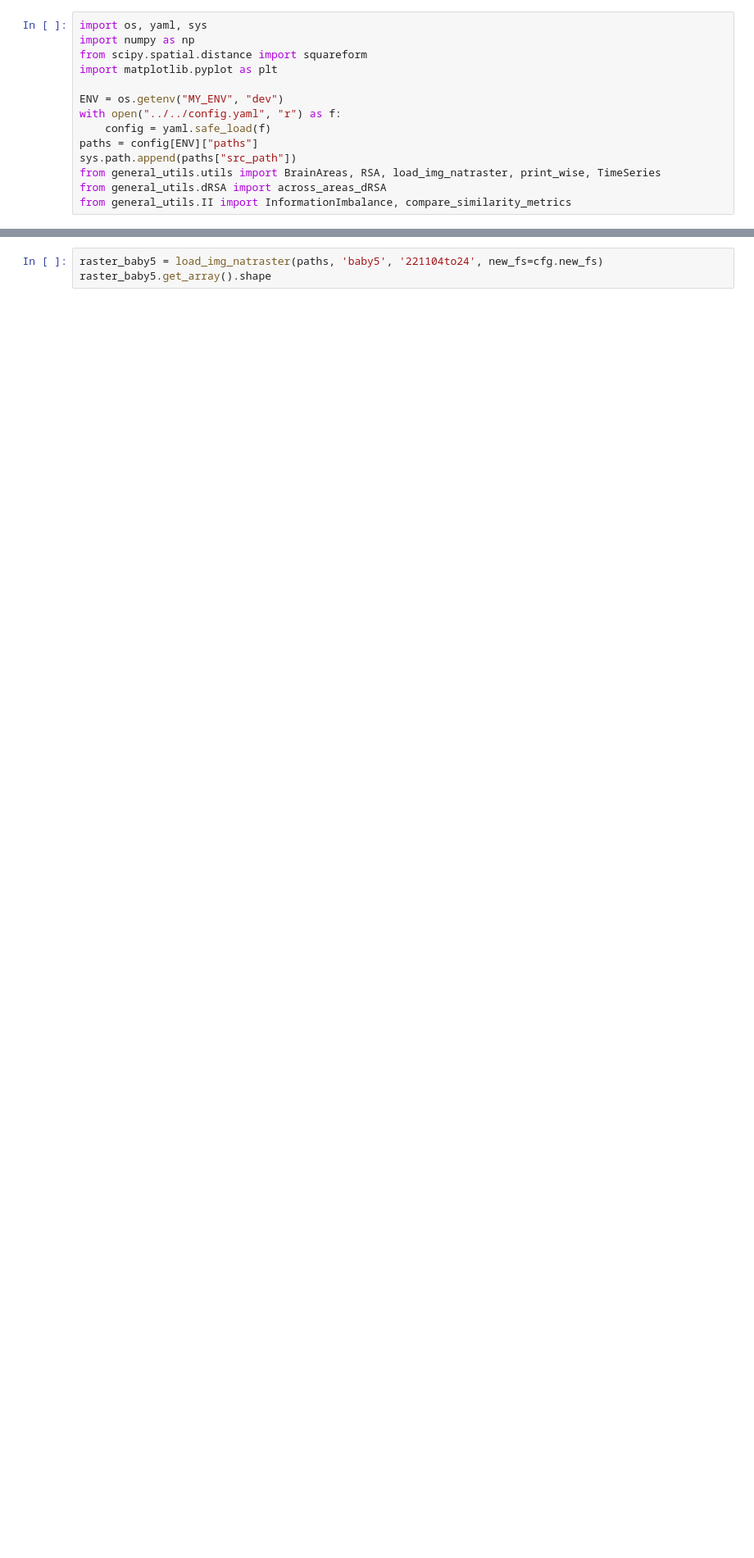
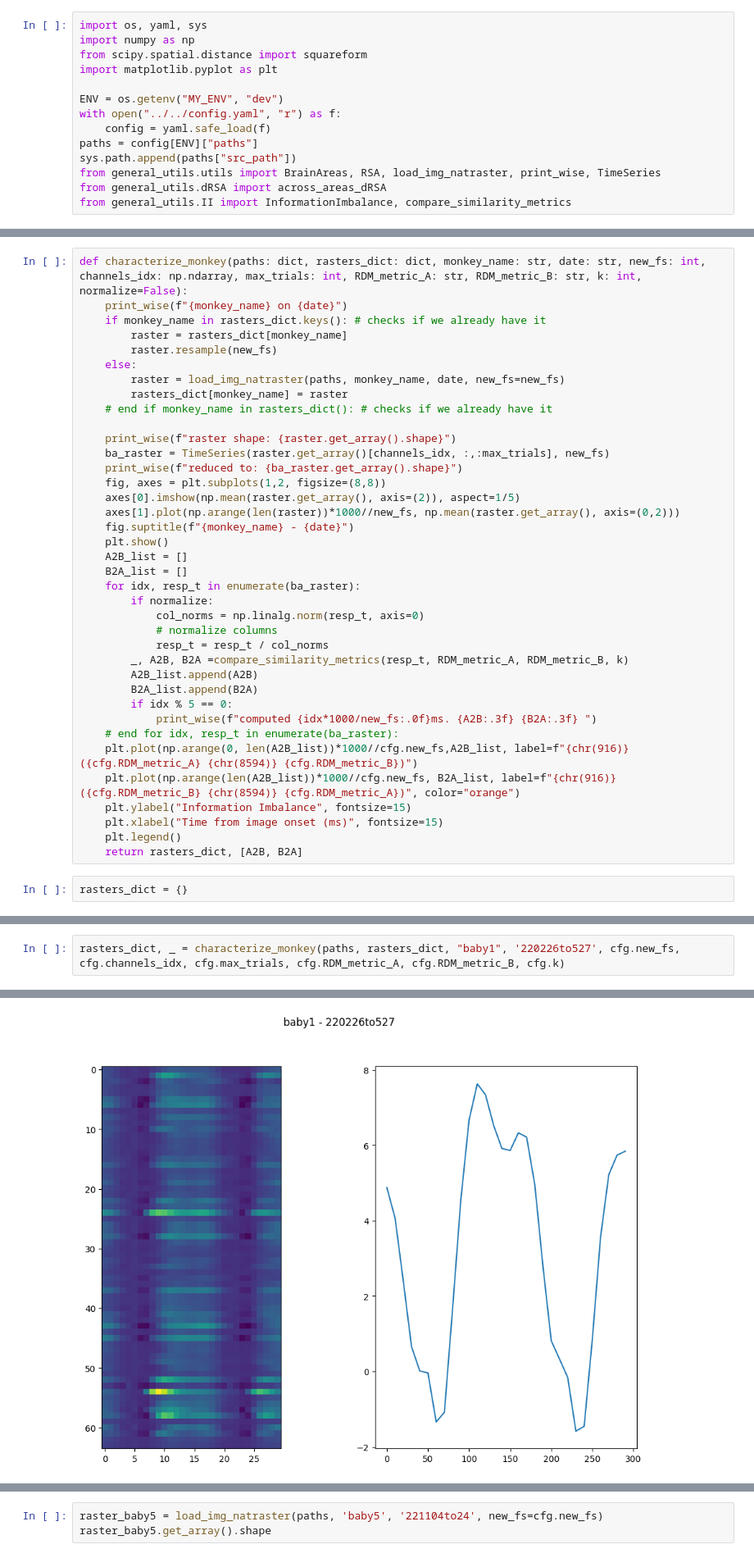
Before and after one commit to TizianoCausin01/temporal_context, a Jupyter notebook: python_scripts/scripts/monkeys_II_metric_comparison_dev.ipynb, the cells around one changed output, grey strips where cells are left out. Shown at 82% size. Saved outputs shown, nothing was run; the diff lists cells and outputs as text; blank space fills up the shorter version.

```diff
--- a/python_scripts/scripts/monkeys_II_metric_comparison_dev.ipynb
+++ b/python_scripts/scripts/monkeys_II_metric_comparison_dev.ipynb
@@ -25,3 +24,43 @@ class Cfg:
     RDM_metric_B: str = 'correlation'
     k: int = 1
 cfg = Cfg()
+# %%
+def characterize_monkey(paths: dict, rasters_dict: dict, monkey_name: str, date: str, new_fs: int, channels_idx: np.ndarray, max_trials: int, RDM_metric_A: str, RDM_metric_B: str, k: int, normalize=False):
+    print_wise(f"{monkey_name} on {date}")
+    if monkey_name in rasters_dict.keys(): # checks if we already have it
+        raster = rasters_dict[monkey_name]
+        raster.resample(new_fs)
+    else:
+        raster = load_img_natraster(paths, monkey_name, date, new_fs=new_fs)
+        rasters_dict[monkey_name] = raster
+    # end if monkey_name in rasters_dict(): # checks if we already have it
+
+    print_wise(f"raster shape: {raster.get_array().shape}")
+    ba_raster = TimeSeries(raster.get_array()[channels_idx, :,:max_trials], new_fs)
+    print_wise(f"reduced to: {ba_raster.get_array().shape}")
+    fig, axes = plt.subplots(1,2, figsize=(8,8))
+    axes[0].imshow(np.mean(raster.get_array(), axis=(2)), aspect=1/5)
+    axes[1].plot(np.arange(len(raster))*1000//new_fs, np.mean(raster.get_array(), axis=(0,2)))
+    fig.suptitle(f"{monkey_name} - {date}")
+    plt.show()
+    A2B_list = []
+    B2A_list = []
+    for idx, resp_t in enumerate(ba_raster):
+        if normalize:
+            col_norms = np.linalg.norm(resp_t, axis=0)
+            # normalize columns
+            resp_t = resp_t / col_norms
+        _, A2B, B2A =compare_similarity_metrics(resp_t, RDM_metric_A, RDM_metric_B, k)
+        A2B_list.append(A2B)
+        B2A_list.append(B2A)
+        if idx % 5 == 0:
+            print_wise(f"computed {idx*1000/new_fs:.0f}ms. {A2B:.3f} {B2A:.3f} ")
+    # end for idx, resp_t in enumerate(ba_raster):
+    plt.plot(np.arange(0, len(A2B_list))*1000//cfg.new_fs,A2B_list, label=f"{chr(916)}({cfg.RDM_metric_A} {chr(8594)} {cfg.RDM_metric_B})")
+    plt.plot(np.arange(len(A2B_list))*1000//cfg.new_fs, B2A_list, label=f"{chr(916)}({cfg.RDM_metric_B} {chr(8594)} {cfg.RDM_metric_A})", color="orange")
+    plt.ylabel("Information Imbalance", fontsize=15)
+    plt.xlabel("Time from image onset (ms)", fontsize=15)
+    plt.legend()
+    return rasters_dict, [A2B, B2A]
+# %%
+rasters_dict = {}
@@ -27,0 +69,3 @@ cfg = Cfg()
+# %%
+rasters_dict, _ = characterize_monkey(paths, rasters_dict, "baby1", '220226to527', cfg.new_fs, cfg.channels_idx, cfg.max_trials, cfg.RDM_metric_A, cfg.RDM_metric_B, cfg.k)
+# %% [output]
@@ -27,0 +75 @@ cfg = Cfg()
+[figure, added]
```
Also changed, not shown: parts of 37 cells of this notebook.
